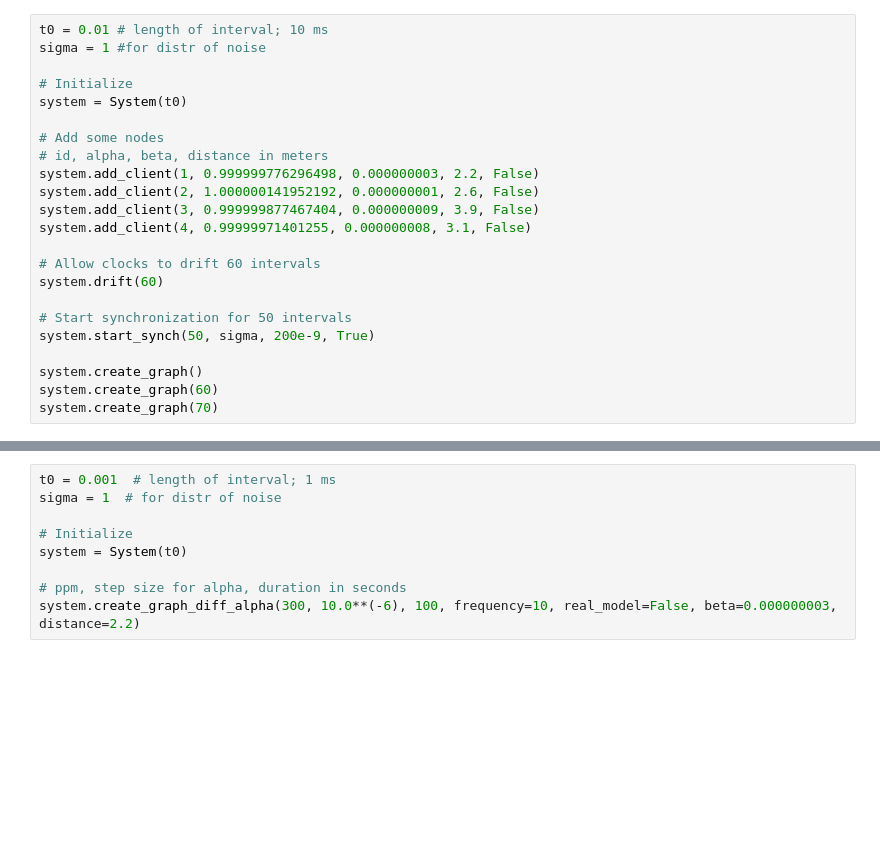
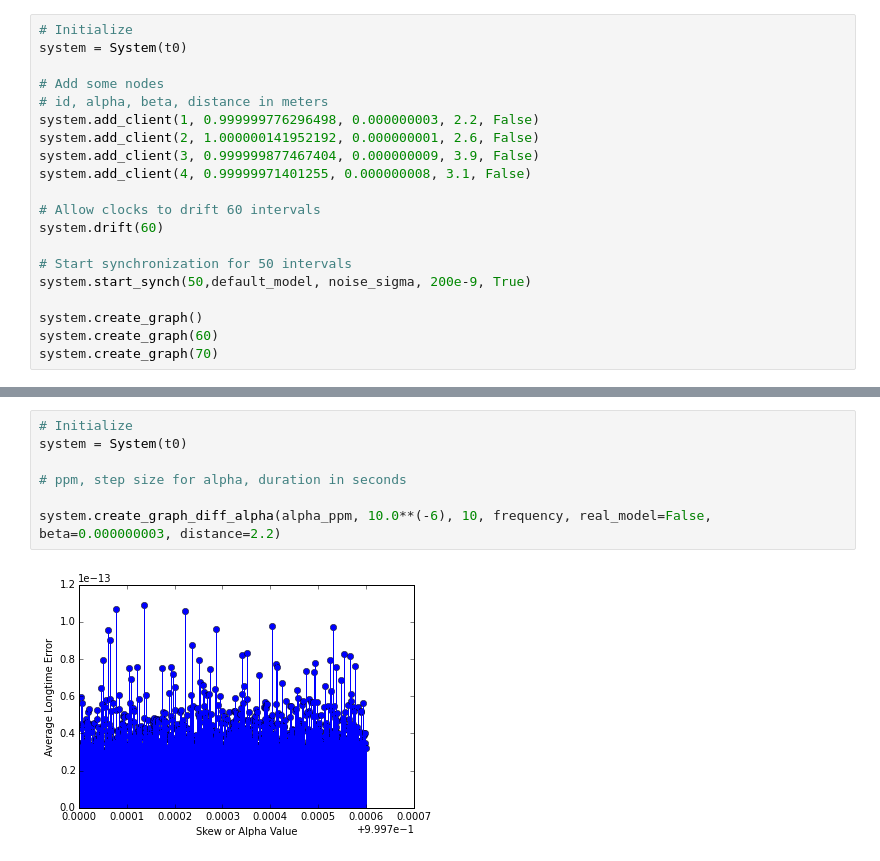
Before and after one commit to vasukiswamy/cs268project, a Jupyter notebook: Clock Synch Simulation.ipynb, the cells around one changed output, grey strips where cells are left out. Drawn from its saved outputs; the diff is of its cells as text; blank space fills up the shorter version.

```diff
--- a/Clock Synch Simulation.ipynb
+++ b/Clock Synch Simulation.ipynb
@@ -229,7 +313,4 @@ system.create_graph(70)
 # %%
-t0 = 0.01 # length of interval; 10 ms
-sigma = 1 #for distr of noise
-
 # Initialize
 system = System(t0)
 
@@ -244,7 +325,7 @@ system.add_client(4, 0.99999971401255, 0.000000008, 3.1, False)
 system.drift(60)
 
 # Start synchronization for 50 intervals
-system.start_synch(50, sigma, 200e-9, True)
+system.start_synch(50,default_model, noise_sigma, 200e-9, True)
 
 system.create_graph()
 system.create_graph(60)
@@ -256,10 +337,10 @@ system.create_graph(70)
 # %%
-t0 = 0.001  # length of interval; 1 ms
-sigma = 1  # for distr of noise
-
 # Initialize
 system = System(t0)
 
 # ppm, step size for alpha, duration in seconds
-system.create_graph_diff_alpha(300, 10.0**(-6), 100, frequency=10, real_model=False, beta=0.000000003, distance=2.2)
+
+system.create_graph_diff_alpha(alpha_ppm, 10.0**(-6), 10, frequency, real_model=False, beta=0.000000003, distance=2.2)
+# %% [output]
+[figure, added]
 # %%
```
Also changed, not shown: parts of 7 cells of this notebook.
